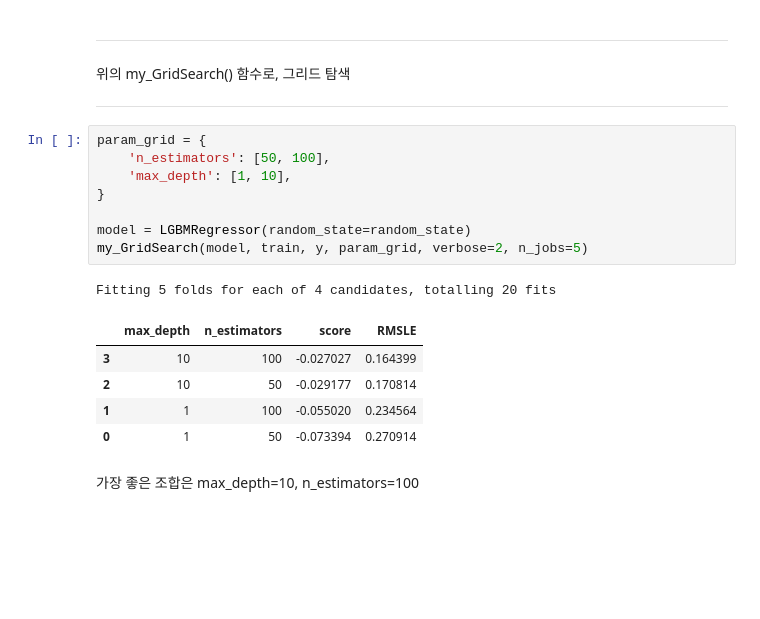
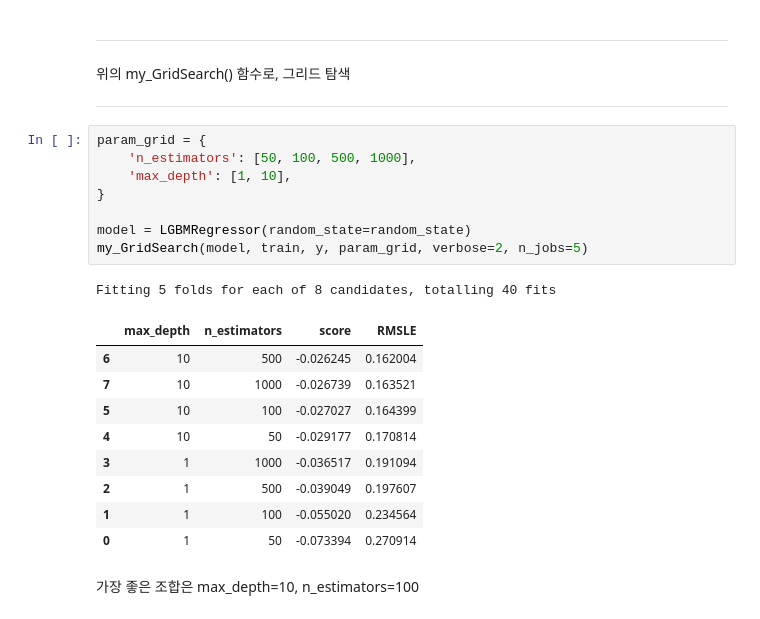
Before and after one commit to aivrm/ai, a Jupyter notebook: EX_3_my_First_Kaggle_submission.ipynb, the cells around one changed output. Saved outputs shown, nothing was run; the diff lists cells and outputs as text; blank space fills up the shorter version.

```diff
--- a/EX_3_my_First_Kaggle_submission.ipynb
+++ b/EX_3_my_First_Kaggle_submission.ipynb
@@ -484,17 +480,21 @@ def my_GridSearch(model, train, y, param_grid, verbose=2, n_jobs=5):
 ---
 # %%
 param_grid = {
-    'n_estimators': [50, 100],
+    'n_estimators': [50, 100, 500, 1000],
     'max_depth': [1, 10],
 }
 
 model = LGBMRegressor(random_state=random_state)
 my_GridSearch(model, train, y, param_grid, verbose=2, n_jobs=5)
 # %% [output]
-Fitting 5 folds for each of 4 candidates, totalling 20 fits
+Fitting 5 folds for each of 8 candidates, totalling 40 fits
 |  | max_depth | n_estimators | score | RMSLE |
-| 3 | 10 | 100 | -0.027027 | 0.164399 |
-| 2 | 10 | 50 | -0.029177 | 0.170814 |
+| 6 | 10 | 500 | -0.026245 | 0.162004 |
+| 7 | 10 | 1000 | -0.026739 | 0.163521 |
+| 5 | 10 | 100 | -0.027027 | 0.164399 |
+| 4 | 10 | 50 | -0.029177 | 0.170814 |
+| 3 | 1 | 1000 | -0.036517 | 0.191094 |
+| 2 | 1 | 500 | -0.039049 | 0.197607 |
 | 1 | 1 | 100 | -0.055020 | 0.234564 |
 | 0 | 1 | 50 | -0.073394 | 0.270914 |
 # %% [markdown]
```
Also changed, not shown: parts of 7 cells of this notebook.
